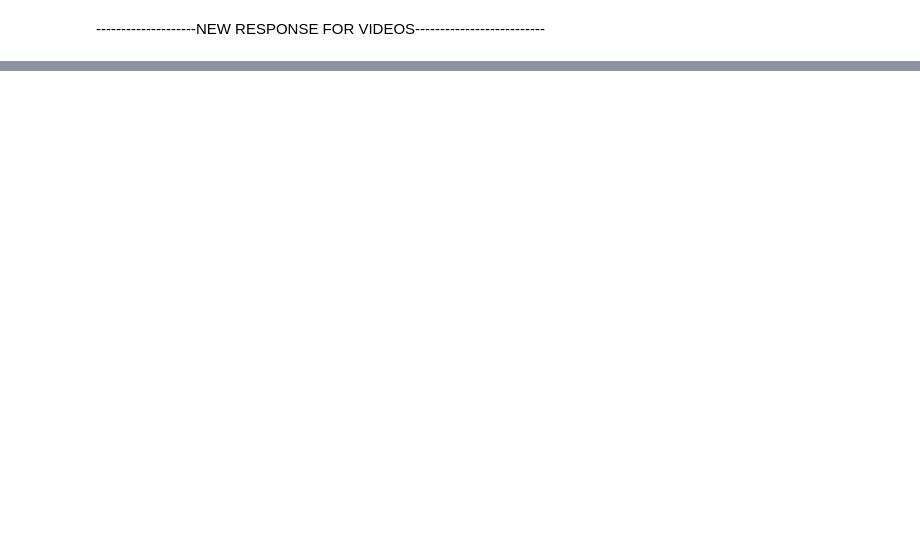
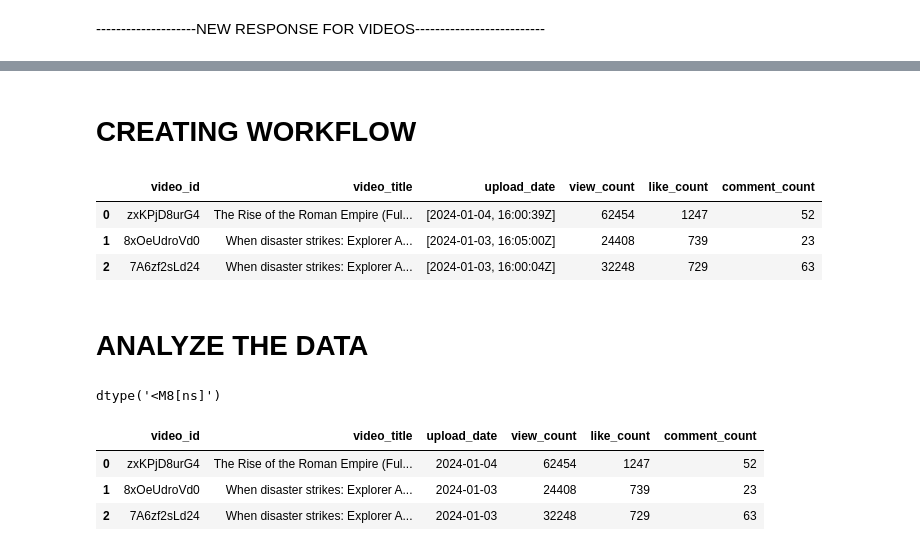
Before and after one commit to Melikesargin/DataScience_Academy, a Jupyter notebook: YOUTUBE_API/week4_youtube_api.ipynb, the cells around one changed output, grey strips where cells are left out. Cells and saved outputs as stored; diff of their text form; code cells hidden in the pictures; blank space fills up the shorter version.

Commit message:
Update_Youtube_API

```diff
--- a/YOUTUBE_API/week4_youtube_api.ipynb
+++ b/YOUTUBE_API/week4_youtube_api.ipynb
@@ -204,0 +245,2 @@ data_national_geo.head(2)
+# %% [markdown]
+# CREATING WORKFLOW
@@ -204,0 +265,44 @@ data_national_geo.head(2)
+# %%
+def get_videos_from_channel(df,channel_id,youtube_api_key):
+    # Make API call
+
+    pageToken = ""
+    url = "https://www.googleapis.com/youtube/v3/search?key="+youtube_api_key+"&channelId="+channel_id+"&part=snippet,id&order=date&maxResults=1000"
+    response = requests.get(url).json()
+
+    for video in response["items"]:
+        video_title = video["snippet"]["title"]
+        video_id = video["id"]["videoId"]
+        upload_time = video["snippet"]["publishedAt"]
+        upload_date = str(upload_time).split("T")
+
+
+        view_count,like_count,comment_count = get_video_stat(video_id, youtube_api_key )
+
+
+        df = df._append({
+           "video_id": video_id,
+           "video_title": video_title,
+           "upload_date": upload_date,
+           "view_count": view_count,
+           "like_count": like_count,
+           "comment_count": comment_count
+        },
+        ignore_index = True
+        )
+
+    return df
+# %%
+channel_ID="UCpVm7bg6pXKo1Pr6k5kxG9A"
+
+df = pd.DataFrame(columns=["video_id","video_title","upload_date","view_count","like_count","comment_count"])
+Youtube_Data = get_videos_from_channel(df,channel_ID,YOUTUBE_API_KEY)
+# %%
+Youtube_Data.head(3)
+# %% [output]
+|  | video_id | video_title | upload_date | view_count | like_count | comment_count |
+| 0 | zxKPjD8urG4 | The Rise of the Roman Empire (Ful... | [2024-01-04, 16:00:39Z] | 62454 | 1247 | 52 |
+| 1 | 8xOeUdroVd0 | When disaster strikes: Explorer A... | [2024-01-03, 16:05:00Z] | 24408 | 739 | 23 |
+| 2 | 7A6zf2sLd24 | When disaster strikes: Explorer A... | [2024-01-03, 16:00:04Z] | 32248 | 729 | 63 |
+# %% [markdown]
+# ANALYZE THE DATA
@@ -204,0 +315,12 @@ data_national_geo.head(2)
+# %%
+x = Youtube_Data['upload_date'].dtype
+x
+# %% [output]
+dtype('<M8[ns]')
+# %%
+Youtube_Data.head(3)
+# %% [output]
+|  | video_id | video_title | upload_date | view_count | like_count | comment_count |
+| 0 | zxKPjD8urG4 | The Rise of the Roman Empire (Ful... | 2024-01-04 | 62454 | 1247 | 52 |
+| 1 | 8xOeUdroVd0 | When disaster strikes: Explorer A... | 2024-01-03 | 24408 | 739 | 23 |
+| 2 | 7A6zf2sLd24 | When disaster strikes: Explorer A... | 2024-01-03 | 32248 | 729 | 63 |
```
Also changed, not shown: parts of 26 cells of this notebook.
